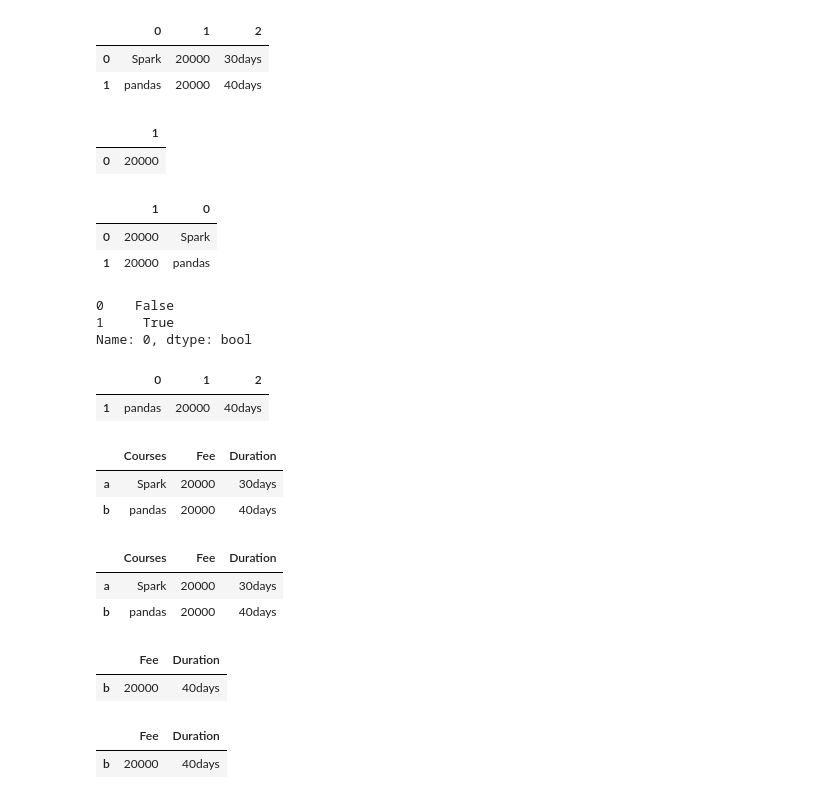
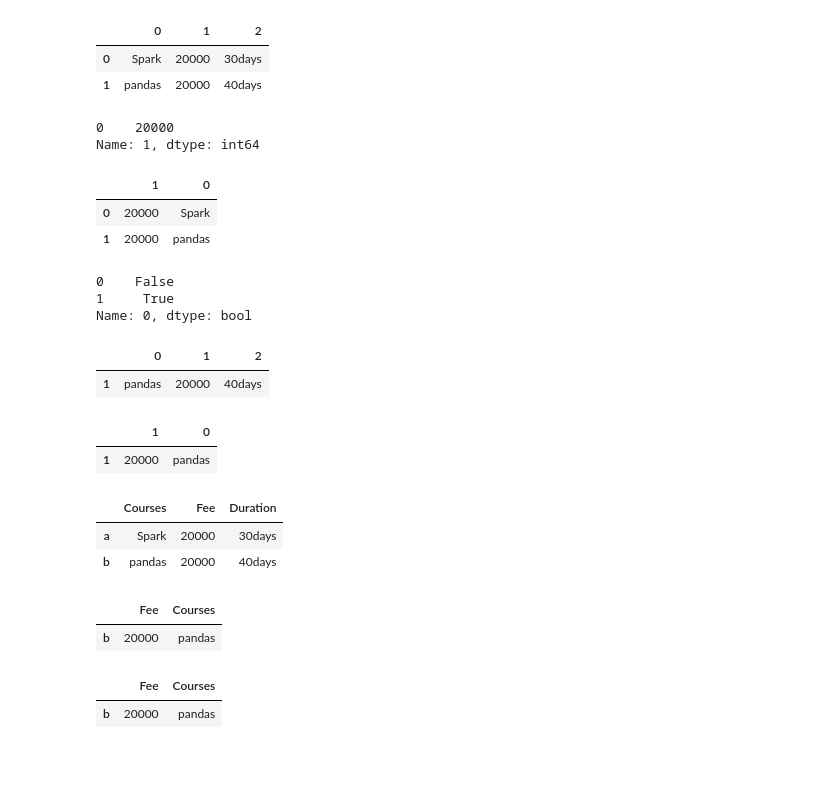
Before and after one commit to aekanun2020/Data-Analytics-using-Python, a Jupyter notebook: Deeper_Understanding_of_Subdata_in_Python_Pandas.ipynb, the cells around one changed output. Saved outputs shown, nothing was run; the diff lists cells and outputs as text; code cells hidden in the pictures; blank space fills up the shorter version.

```diff
--- a/Deeper_Understanding_of_Subdata_in_Python_Pandas.ipynb
+++ b/Deeper_Understanding_of_Subdata_in_Python_Pandas.ipynb
@@ -19,24 +19,31 @@ pd.DataFrame(technologies)
 # %%
 test_pd = pd.DataFrame(technologies)
 
-display(test_pd[1][0:1].to_frame()) ## subdata with column label index and row label index
+display(test_pd[1][0:1]) ## subdata with column label index and row label index
 
 display(test_pd[[1,0]]) ## subdata with list of column label index
 
-display(test_pd[0]=='pandas')
+display(test_pd[0]=='pandas') ## boolean index
 
-display(test_pd[test_pd[0]=='pandas'])
+display(test_pd[test_pd[0]=='pandas']) ## subdata with boolean index
+display(test_pd[[1,0]][test_pd[0]=='pandas']) ## subdata with column label index and boolean index
+
+
+## อ้างอิง col เดียวใช้ [col1] อ้างอิงหลาย col ใช้ [[col1, col2]]
+## อิางอิง row ใช้ [row index : จำนวน row ซึ่งจะระบุจำนวนหรือไม่ก็ได้]
 # %% [output]
+0    20000
+Name: 1, dtype: int64
-|  | 1 |
-| 0 | 20000 |
+|  | 1 | 0 |
+| 0 | 20000 | Spark |
+| 1 | 20000 | pandas |
+0    False
+1     True
+Name: 0, dtype: bool
-|  | 1 | 0 |
-| 0 | 20000 | Spark |
-| 1 | 20000 | pandas |
+|  | 0 | 1 | 2 |
+| 1 | pandas | 20000 | 40days |
-0    False
-1     True
-Name: 0, dtype: bool
-|  | 0 | 1 | 2 |
-| 1 | pandas | 20000 | 40days |
+|  | 1 | 0 |
+| 1 | 20000 | pandas |
 # %%
 # 1.1.3 สร้าง List ขึ้นมาสองตัว ตัวหนึ่งใช้เป็น Row Index Label อีกตัวหนึ่งใช้เป็น Column Index Label
 # จากนั้นนำ List ทั้งสองมาใช้เป็น Parameter ของ Constructor ก็จะได้ Pandas Dataframe เป็นผลลัพธ์
@@ -54,19 +61,14 @@ pd.DataFrame(technologies,columns=column_names,index=row_label)
 # %%
 row_label=["a","b"]
 
 column_names=["Courses","Fee","Duration"]
 
 labelRow_pd = pd.DataFrame(technologies,columns=column_names,index=row_label)
 
-display(labelRow_pd)
-
-display(labelRow_pd[['Fee','Duration']][1:])
-display(labelRow_pd[['Fee','Duration']]['b':])
+display(labelRow_pd[['Fee','Courses']][1:])
+display(labelRow_pd[['Fee','Courses']]['b':])
 # %% [output]
-|  | Courses | Fee | Duration |
-| a | Spark | 20000 | 30days |
-| b | pandas | 20000 | 40days |
+|  | Fee | Courses |
+| b | 20000 | pandas |
-|  | Fee | Duration |
-| b | 20000 | 40days |
+|  | Fee | Courses |
+| b | 20000 | pandas |
-|  | Fee | Duration |
-| b | 20000 | 40days |
```
